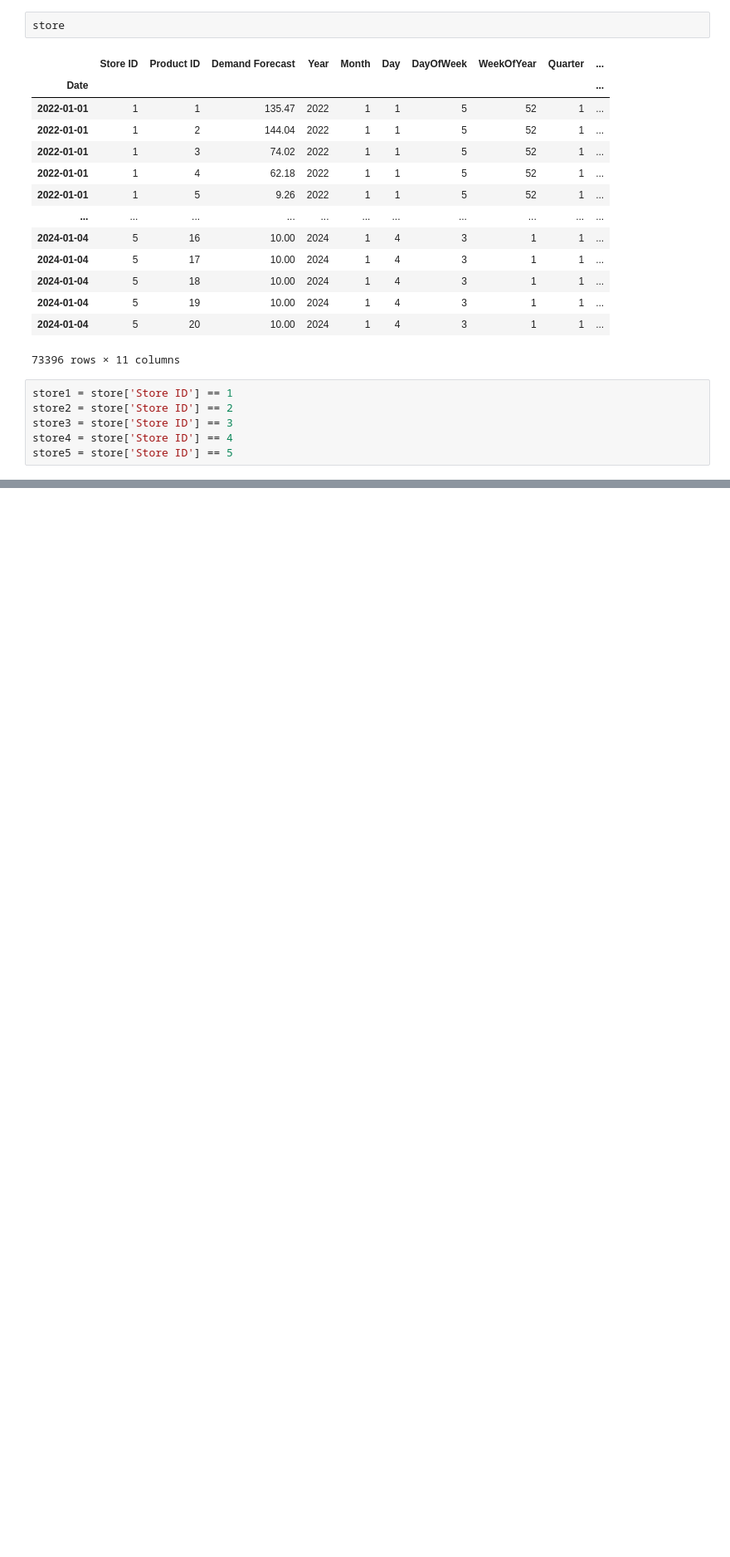
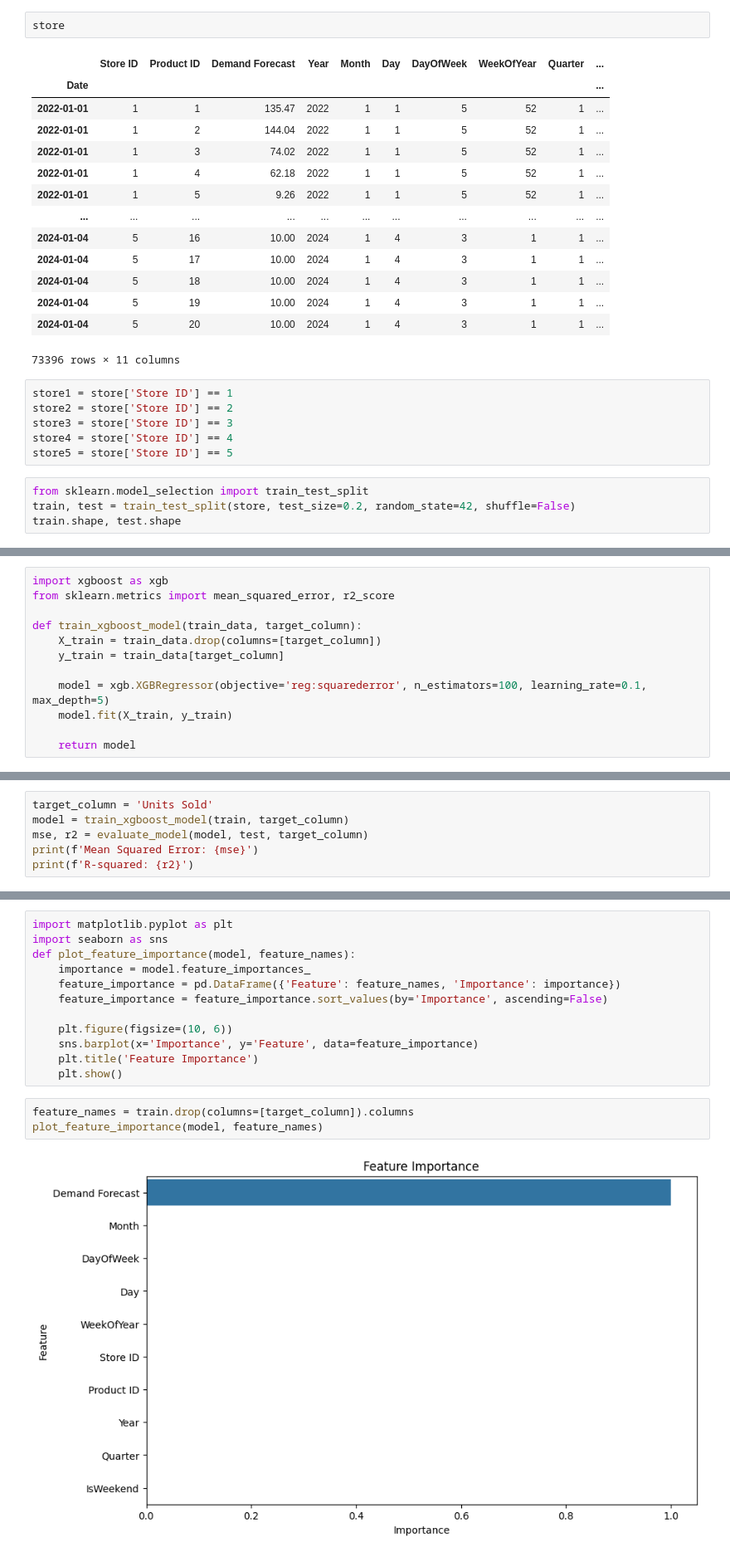
Before and after one commit to 007ash/Supply-Chain-Forecasting-for-Inventory-Management, a Jupyter notebook: model.ipynb, the cells around one changed output, grey strips where cells are left out. Shown at 83% size. Drawn from its saved outputs; the diff is of its cells as text; blank space fills up the shorter version.

Commit message:
New model

```diff
--- a/model.ipynb
+++ b/model.ipynb
@@ -126,3 +126,7 @@ store2 = store['Store ID'] == 2
 store3 = store['Store ID'] == 3
 store4 = store['Store ID'] == 4
 store5 = store['Store ID'] == 5
+# %%
+from sklearn.model_selection import train_test_split
+train, test = train_test_split(store, test_size=0.2, random_state=42, shuffle=False)
+train.shape, test.shape
@@ -128,0 +148,12 @@ store5 = store['Store ID'] == 5
+# %%
+import xgboost as xgb
+from sklearn.metrics import mean_squared_error, r2_score
+
+def train_xgboost_model(train_data, target_column):
+    X_train = train_data.drop(columns=[target_column])
+    y_train = train_data[target_column]
+
+    model = xgb.XGBRegressor(objective='reg:squarederror', n_estimators=100, learning_rate=0.1, max_depth=5)
+    model.fit(X_train, y_train)
+
+    return model
@@ -128,0 +171,6 @@ store5 = store['Store ID'] == 5
+# %%
+target_column = 'Units Sold'
+model = train_xgboost_model(train, target_column)
+mse, r2 = evaluate_model(model, test, target_column)
+print(f'Mean Squared Error: {mse}')
+print(f'R-squared: {r2}')
@@ -128,0 +180,17 @@ store5 = store['Store ID'] == 5
+# %%
+import matplotlib.pyplot as plt
+import seaborn as sns
+def plot_feature_importance(model, feature_names):
+    importance = model.feature_importances_
+    feature_importance = pd.DataFrame({'Feature': feature_names, 'Importance': importance})
+    feature_importance = feature_importance.sort_values(by='Importance', ascending=False)
+
+    plt.figure(figsize=(10, 6))
+    sns.barplot(x='Importance', y='Feature', data=feature_importance)
+    plt.title('Feature Importance')
+    plt.show()
+# %%
+feature_names = train.drop(columns=[target_column]).columns
+plot_feature_importance(model, feature_names)
+# %% [output]
+[figure, added]
```
Also changed, not shown: parts of 9 cells of this notebook, 3 other files.
